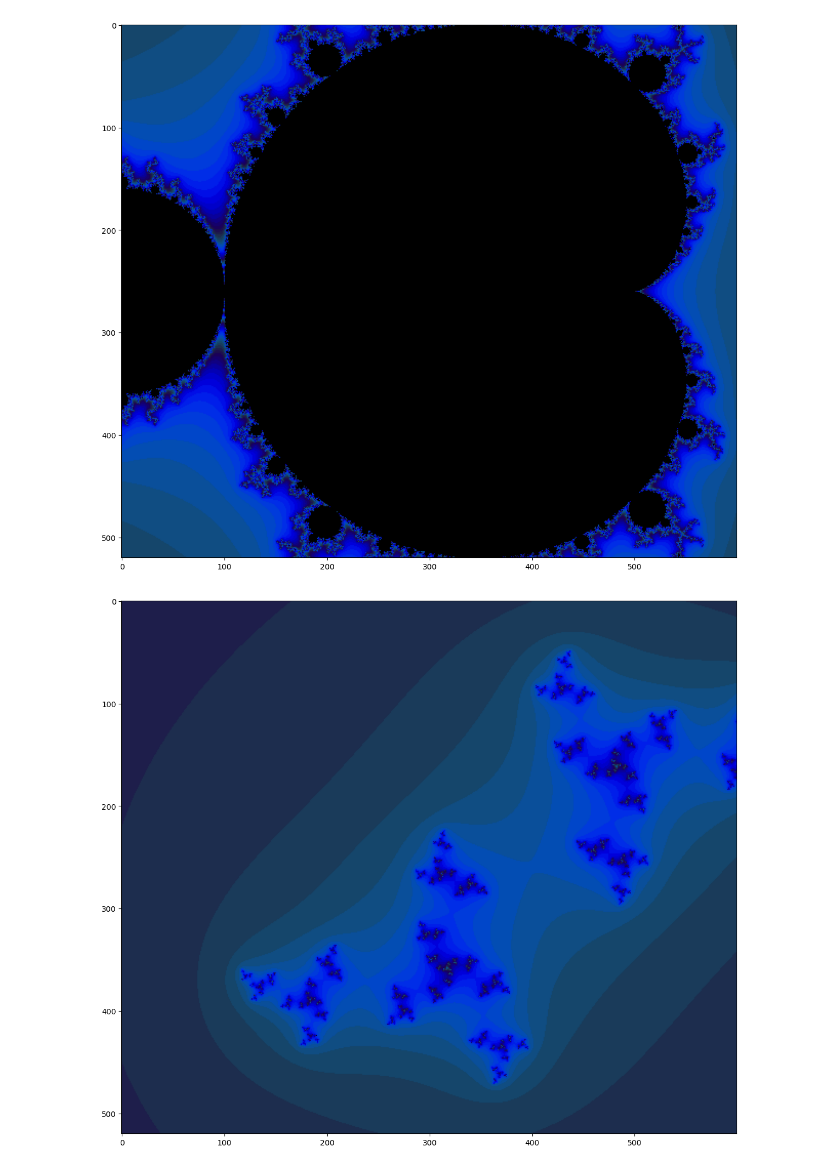
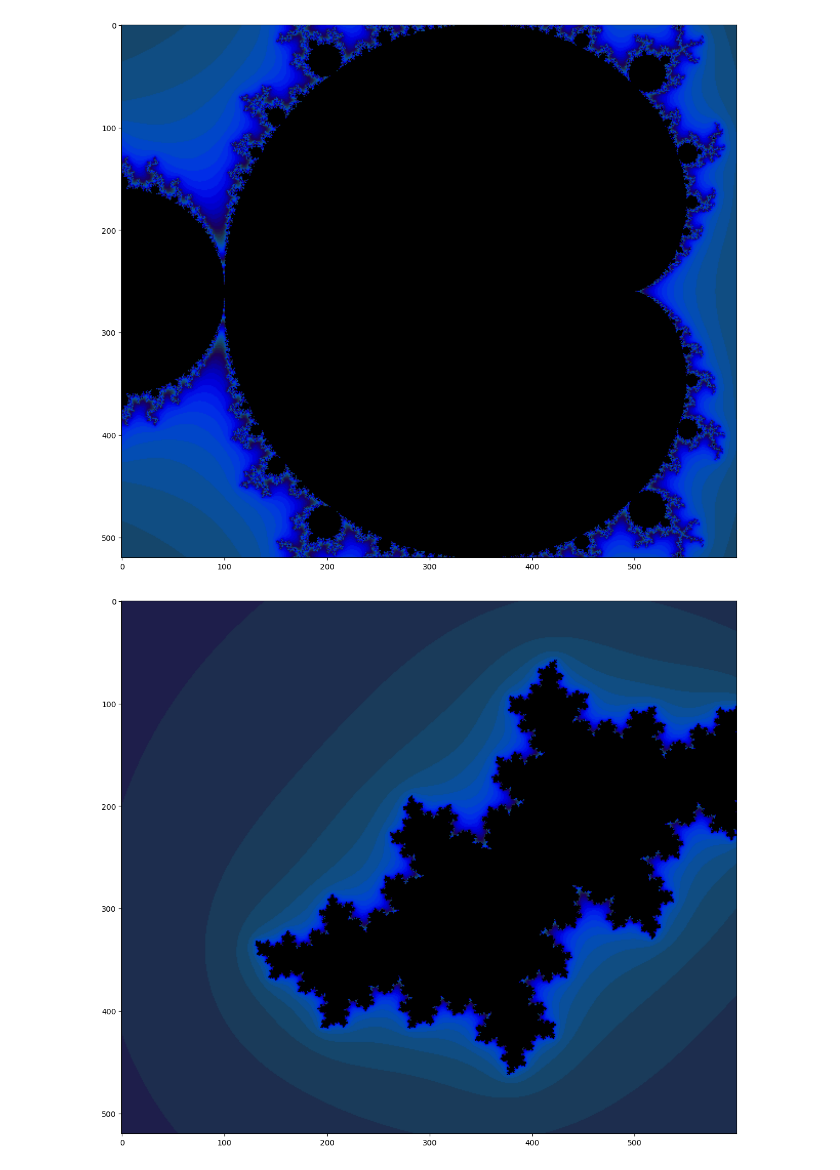
Before and after one commit to Spooey/Sierpinski-Carpet-Fractal, a Jupyter notebook: fractals.ipynb, the cells around one changed output. Drawn from its saved outputs; the diff is of its cells as text; code cells hidden in the pictures.

```diff
--- a/fractals.ipynb
+++ b/fractals.ipynb
@@ -98,35 +98,35 @@ zs = zs.to(device)
 ns = ns.to(device)
 
 # Let c be a constant value to determine which zs values will diverge
-c = -0.34 + 0.9j
+c = -0.34 + 0.6j
 
 for i in range(200):
     #Compute the new values of z: z^2 + x
     zs_ = zs*zs + c
     #Have we diverged with this new value?
     not_diverged = torch.abs(zs_) < 4.0
     #Update variables to compute
     ns += not_diverged.type(torch.FloatTensor)
     zs = zs_
 
 fig = plt.figure(figsize=(16,10))
 def processFractal(a):
     """Display an array of iteration counts as a
     colorful picture of a fractal."""
     a_cyclic = (6.28*a/20.0).reshape(list(a.shape)+[1])
     img = np.concatenate([10+20*np.cos(a_cyclic),
     30+50*np.sin(a_cyclic),
     155-80*np.cos(a_cyclic)], 2)
     img[a==a.max()] = 0
     a = img
     a = np.uint8(np.clip(a, 0, 255))
     return a
 
 plt.imshow(processFractal(ns.numpy()))
 plt.tight_layout(pad=0)
 plt.show()
 # %% [output]
-[figure, old version]
+[figure, new version]
 # %%
 X = np.array([[0,0,0], [0,1,0],[0,0,0]])
 x = torch.Tensor(X)
```
Also changed, not shown: parts of 2 cells of this notebook.
